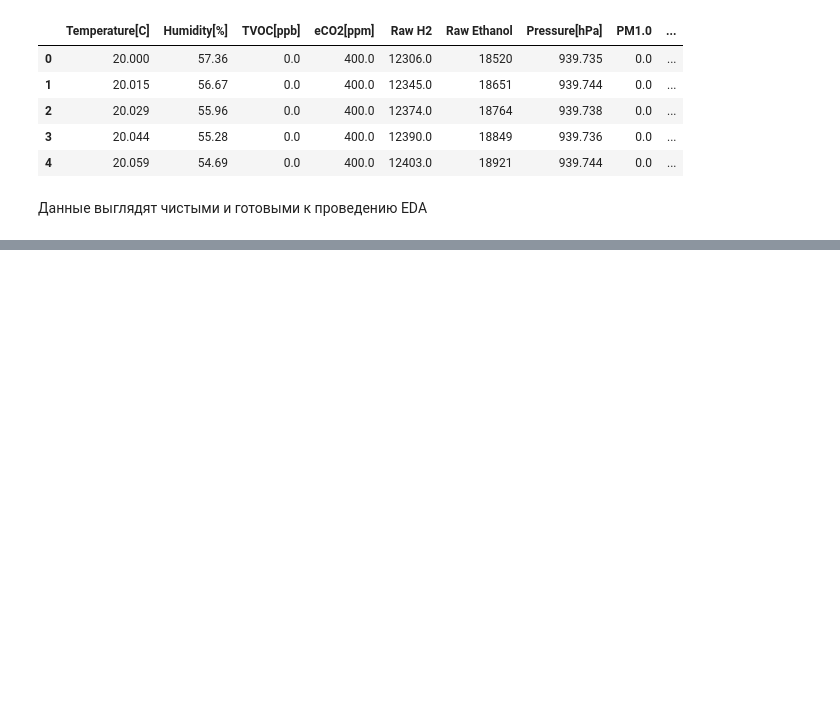
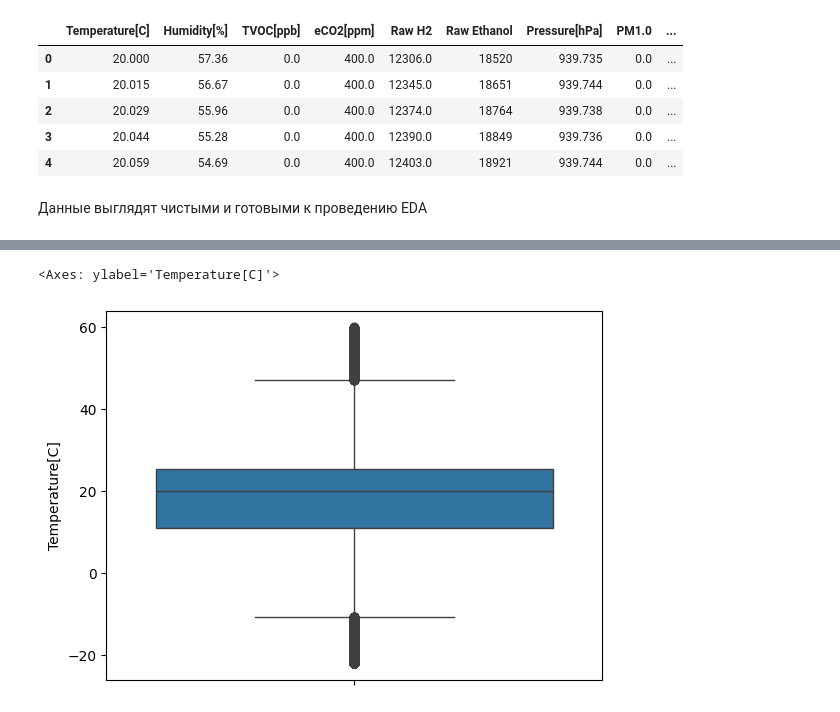
Before and after one commit to smnk-1/ML-studying, a Jupyter notebook: notebooks/SmokeDetectorEDA.ipynb, the cells around one changed output, grey strips where cells are left out. Cells and saved outputs as stored; diff of their text form; code cells hidden in the pictures; blank space fills up the shorter version.

```diff
--- a/notebooks/SmokeDetectorEDA.ipynb
+++ b/notebooks/SmokeDetectorEDA.ipynb
@@ -172,0 +178,5 @@ data.head()
+# %%
+sns.boxplot(data['Temperature[C]'])
+# %% [output]
+<Axes: ylabel='Temperature[C]'>
+[figure, added]
```
Also changed, not shown: parts of 2 cells of this notebook.
